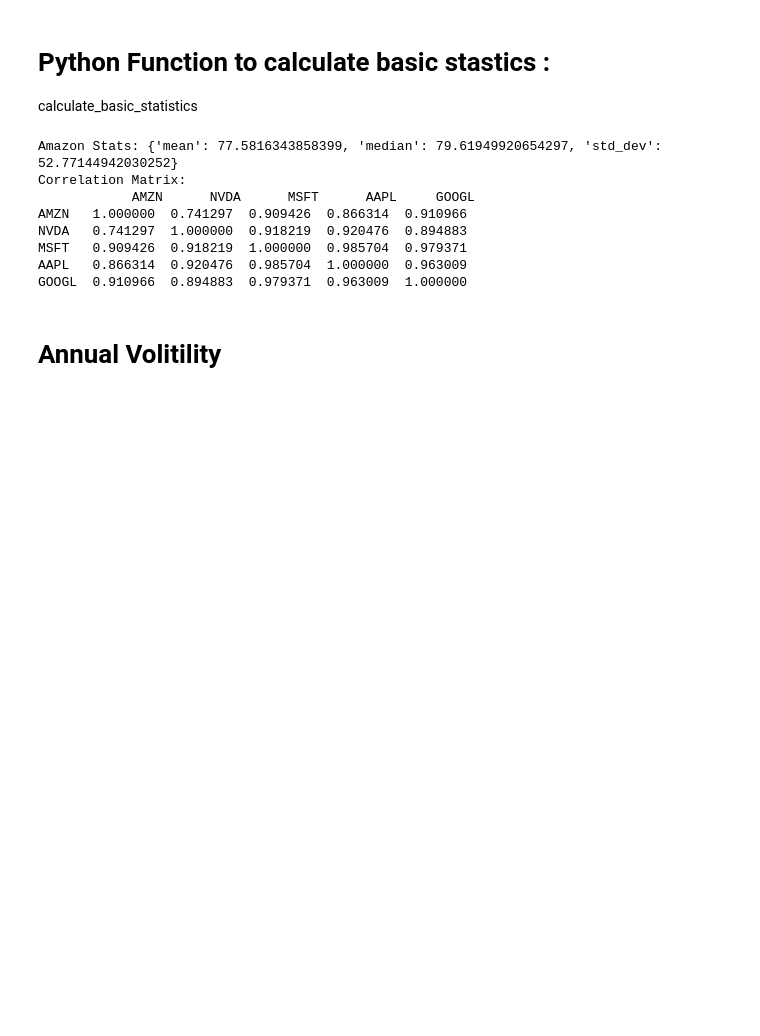
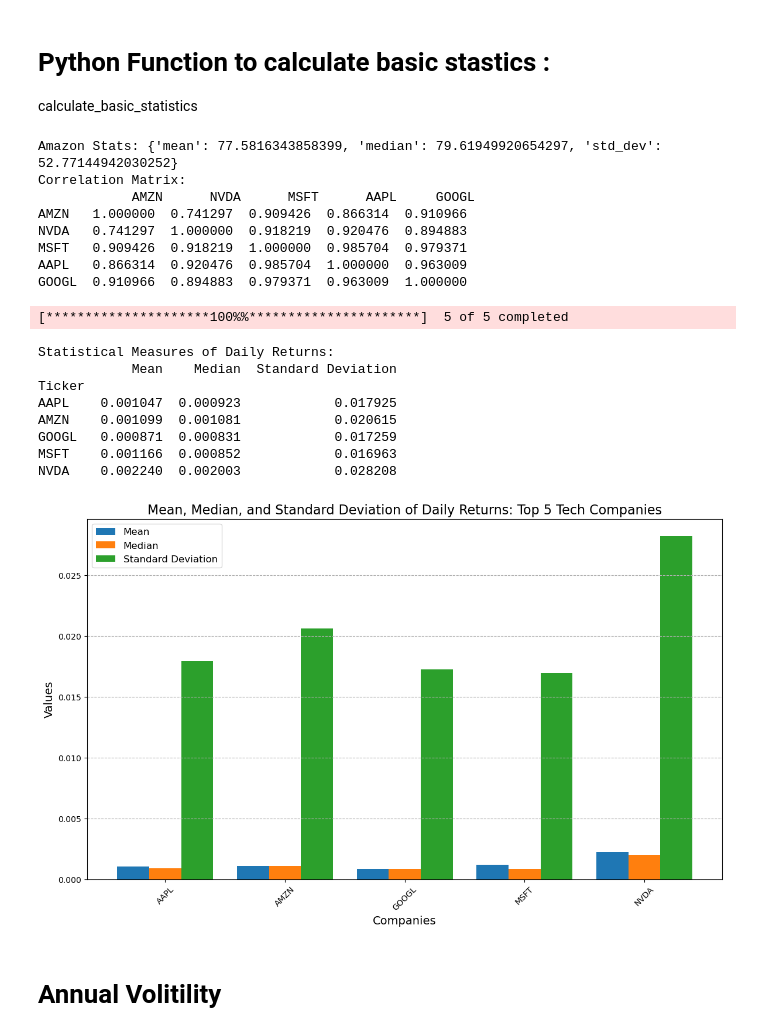
Before and after one commit to ElleNaazB/Project-1, a Jupyter notebook: Volitility 1.ipynb, the cells around one changed output. Drawn from its saved outputs; the diff is of its cells as text; code cells hidden in the pictures; blank space fills up the shorter version.

```diff
--- a/Volitility 1.ipynb
+++ b/Volitility 1.ipynb
@@ -102,6 +86,52 @@ NVDA   0.741297  1.000000  0.918219  0.920476  0.894883
 MSFT   0.909426  0.918219  1.000000  0.985704  0.979371
 AAPL   0.866314  0.920476  0.985704  1.000000  0.963009
 GOOGL  0.910966  0.894883  0.979371  0.963009  1.000000
+# %%
+
+import matplotlib.pyplot as plt
+
+# Define the tickers for the top 5 tech companies
+tickers = ['AAPL', 'MSFT', 'AMZN', 'GOOGL', 'NVDA']
+
+# Download historical stock data
+data = yf.download(tickers, start="2013-01-01", end="2023-12-04", interval="1d")['Adj Close']
+
+# Calculate daily returns
+daily_returns = data.pct_change()
+
+# Calculate mean, median, and standard deviation for each company
+stats = pd.DataFrame({
+    'Mean': daily_returns.mean(),
+    'Median': daily_returns.median(),
+    'Standard Deviation': daily_returns.std()
+})
+
+# Print the calculated statistics
+print("Statistical Measures of Daily Returns:")
+print(stats)
+
+# Plotting the statistics for comparison
+stats.plot(kind='bar', figsize=(14, 8), width=0.8)
+
+plt.title('Mean, Median, and Standard Deviation of Daily Returns: Top 5 Tech Companies', fontsize=16)
+plt.ylabel('Values', fontsize=14)
+plt.xlabel('Companies', fontsize=14)
+plt.xticks(rotation=45)
+plt.legend(fontsize=12)
+plt.grid(axis='y', linestyle='--')
+
+plt.show()
+# %% [output]
+[*********************100%%**********************]  5 of 5 completed
+Statistical Measures of Daily Returns:
+            Mean    Median  Standard Deviation
+Ticker
+AAPL    0.001047  0.000923            0.017925
+AMZN    0.001099  0.001081            0.020615
+GOOGL   0.000871  0.000831            0.017259
+MSFT    0.001166  0.000852            0.016963
+NVDA    0.002240  0.002003            0.028208
+[figure, added]
 # %% [markdown]
 # Annual Volitility
 # %%
```
Also changed, not shown: parts of 2 cells of this notebook, 1 other file.
